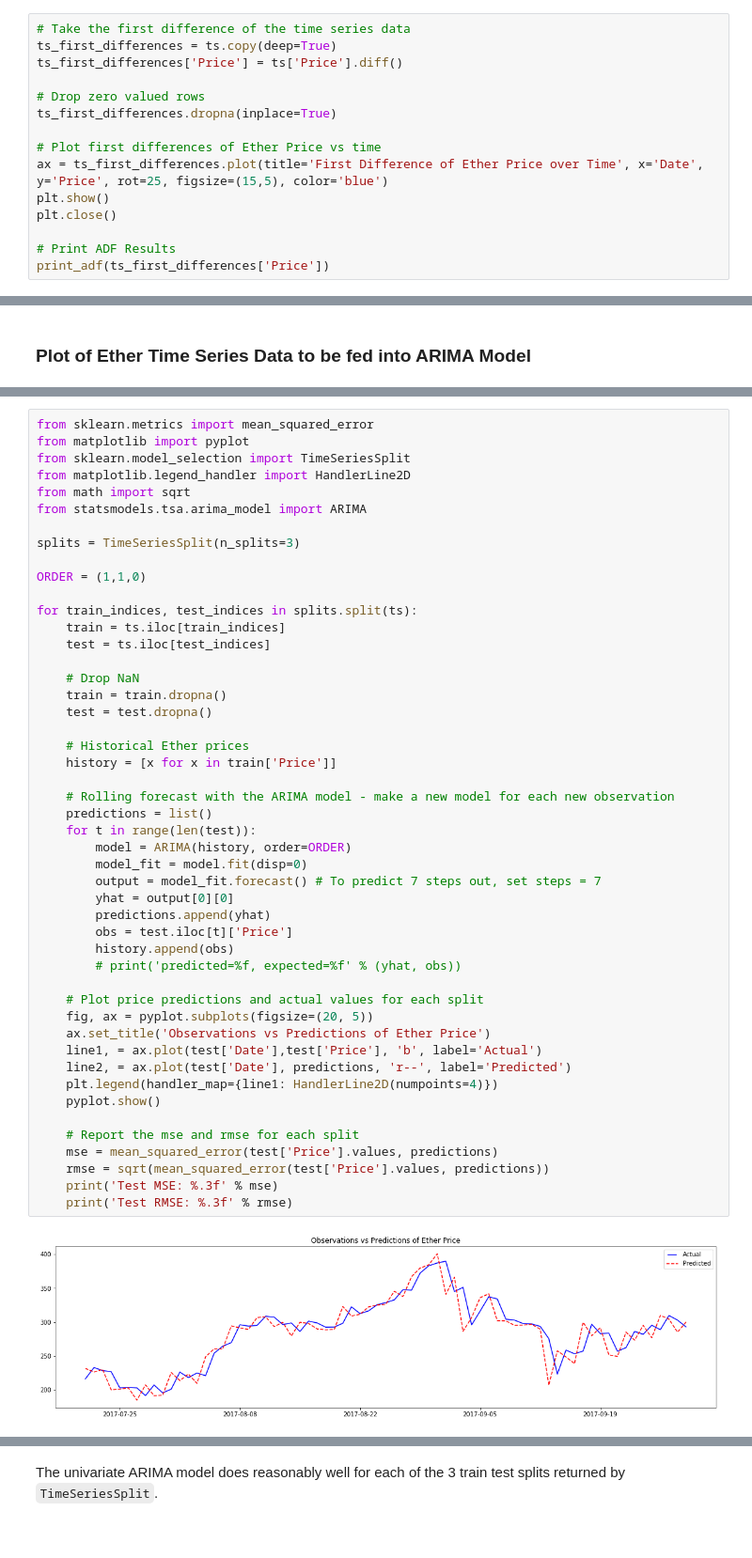
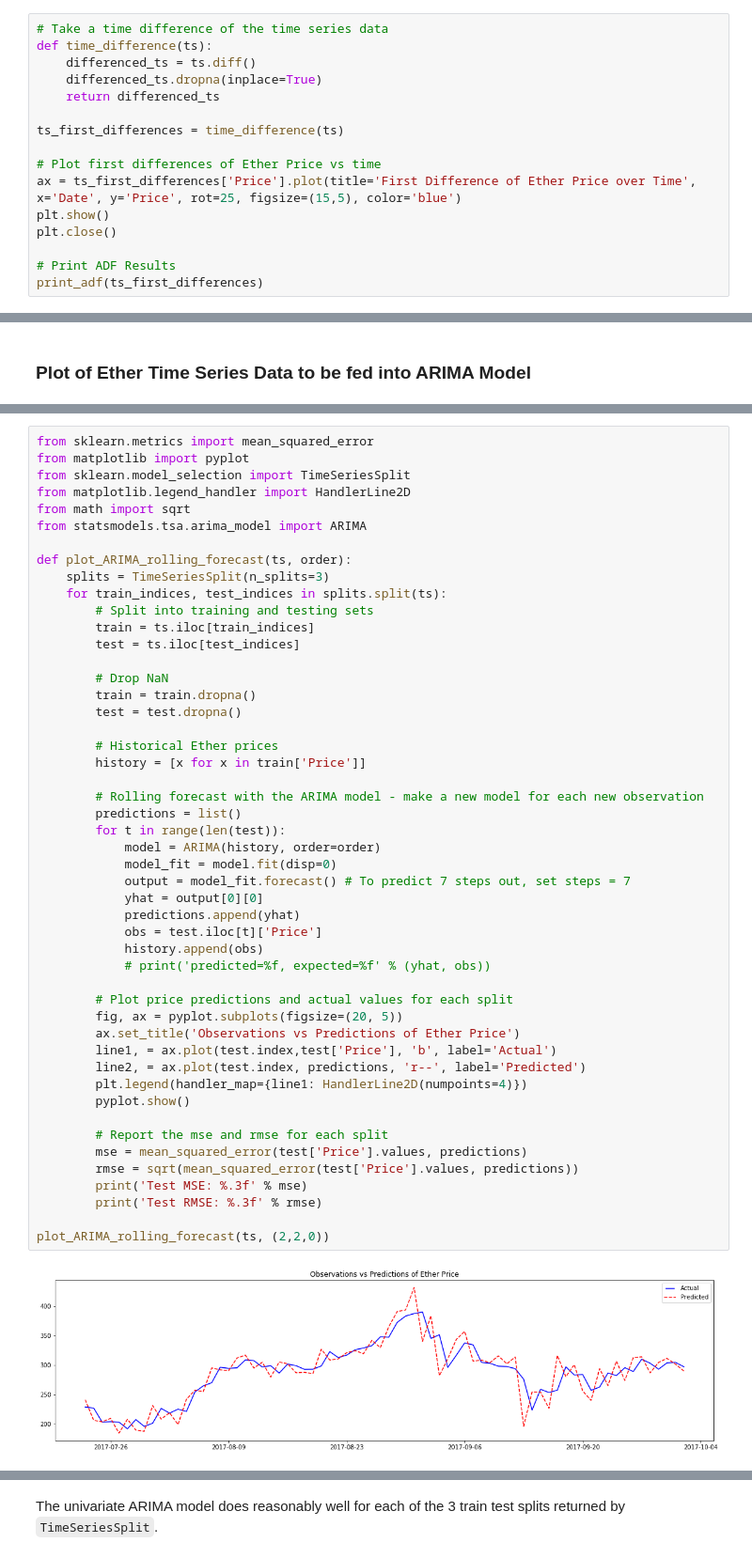
Before and after one commit to Smarker/udacity-ml, a Jupyter notebook: projects/capstone/MLCapstone.ipynb, the cells around one changed output, grey strips where cells are left out. Shown at 94% size. Cells and saved outputs as stored; diff of their text form.

Commit message:
Complete capstone  report.

```diff
--- a/projects/capstone/MLCapstone.ipynb
+++ b/projects/capstone/MLCapstone.ipynb
@@ -380,18 +356,19 @@ The ADF test statistic is -3.281 and is not less than the value of -3.454 at 1%.
 
 To make the timeseries data stationary, I will take the first difference of the Ether price data. On the first time-differenced data, check for stationarity.
 # %%
-# Take the first difference of the time series data
-ts_first_differences = ts.copy(deep=True)
-ts_first_differences['Price'] = ts['Price'].diff()
+# Take a time difference of the time series data
+def time_difference(ts):
+    differenced_ts = ts.diff()
+    differenced_ts.dropna(inplace=True)
+    return differenced_ts
 
-# Drop zero valued rows
-ts_first_differences.dropna(inplace=True)
+ts_first_differences = time_difference(ts)
 
 # Plot first differences of Ether Price vs time
-ax = ts_first_differences.plot(title='First Difference of Ether Price over Time', x='Date', y='Price', rot=25, figsize=(15,5), color='blue')
+ax = ts_first_differences['Price'].plot(title='First Difference of Ether Price over Time', x='Date', y='Price', rot=25, figsize=(15,5), color='blue')
 plt.show()
 plt.close()
 
 # Print ADF Results
-print_adf(ts_first_differences['Price'])
+print_adf(ts_first_differences)
 # %% [output]
@@ -538,50 +438,51 @@ pyplot.show()
 # %%
 from sklearn.metrics import mean_squared_error
 from matplotlib import pyplot
 from sklearn.model_selection import TimeSeriesSplit
 from matplotlib.legend_handler import HandlerLine2D
 from math import sqrt
 from statsmodels.tsa.arima_model import ARIMA
 
-splits = TimeSeriesSplit(n_splits=3)
+def plot_ARIMA_rolling_forecast(ts, order):
+    splits = TimeSeriesSplit(n_splits=3)
+    for train_indices, test_indices in splits.split(ts):
+        # Split into training and testing sets
+        train = ts.iloc[train_indices]
+        test = ts.iloc[test_indices]
 
-ORDER = (1,1,0)
+        # Drop NaN
+        train = train.dropna()
+        test = test.dropna()
 
-for train_indices, test_indices in splits.split(ts):
-    train = ts.iloc[train_indices]
-    test = ts.iloc[test_indices]
+        # Historical Ether prices
+        history = [x for x in train['Price']]
 
-    # Drop NaN
-    train = train.dropna()
-    test = test.dropna()
+        # Rolling forecast with the ARIMA model - make a new model for each new observation
+        predictions = list()
+        for t in range(len(test)):
+            model = ARIMA(history, order=order)
+            model_fit = model.fit(disp=0)
+            output = model_fit.forecast() # To predict 7 steps out, set steps = 7
+            yhat = output[0][0]
+            predictions.append(yhat)
+            obs = test.iloc[t]['Price']
+            history.append(obs)
+            # print('predicted=%f, expected=%f' % (yhat, obs))
 
-    # Historical Ether prices
-    history = [x for x in train['Price']]
+        # Plot price predictions and actual values for each split
+        fig, ax = pyplot.subplots(figsize=(20, 5))
+        ax.set_title('Observations vs Predictions of Ether Price')
+        line1, = ax.plot(test.index,test['Price'], 'b', label='Actual')
+        line2, = ax.plot(test.index, predictions, 'r--', label='Predicted')
+        plt.legend(handler_map={line1: HandlerLine2D(numpoints=4)})
+        pyplot.show()
 
-    # Rolling forecast with the ARIMA model - make a new model for each new observation
-    predictions = list()
-    for t in range(len(test)):
-        model = ARIMA(history, order=ORDER)
-        model_fit = model.fit(disp=0)
-        output = model_fit.forecast() # To predict 7 steps out, set steps = 7
-        yhat = output[0][0]
-        predictions.append(yhat)
-        obs = test.iloc[t]['Price']
-        history.append(obs)
-        # print('predicted=%f, expected=%f' % (yhat, obs))
+        # Report the mse and rmse for each split
+        mse = mean_squared_error(test['Price'].values, predictions)
+        rmse = sqrt(mean_squared_error(test['Price'].values, predictions))
+        print('Test MSE: %.3f' % mse)
+        print('Test RMSE: %.3f' % rmse)
 
-    # Plot price predictions and actual values for each split
-    fig, ax = pyplot.subplots(figsize=(20, 5))
-    ax.set_title('Observations vs Predictions of Ether Price')
-    line1, = ax.plot(test['Date'],test['Price'], 'b', label='Actual')
-    line2, = ax.plot(test['Date'], predictions, 'r--', label='Predicted')
-    plt.legend(handler_map={line1: HandlerLine2D(numpoints=4)})
-    pyplot.show()
-
-    # Report the mse and rmse for each split
-    mse = mean_squared_error(test['Price'].values, predictions)
-    rmse = sqrt(mean_squared_error(test['Price'].values, predictions))
-    print('Test MSE: %.3f' % mse)
-    print('Test RMSE: %.3f' % rmse)
+plot_ARIMA_rolling_forecast(ts, (2,2,0))
 # %% [output]
-[figure, old version]
+[figure, new version]
```
Also changed, not shown: parts of 73 cells of this notebook, 3 other files.
